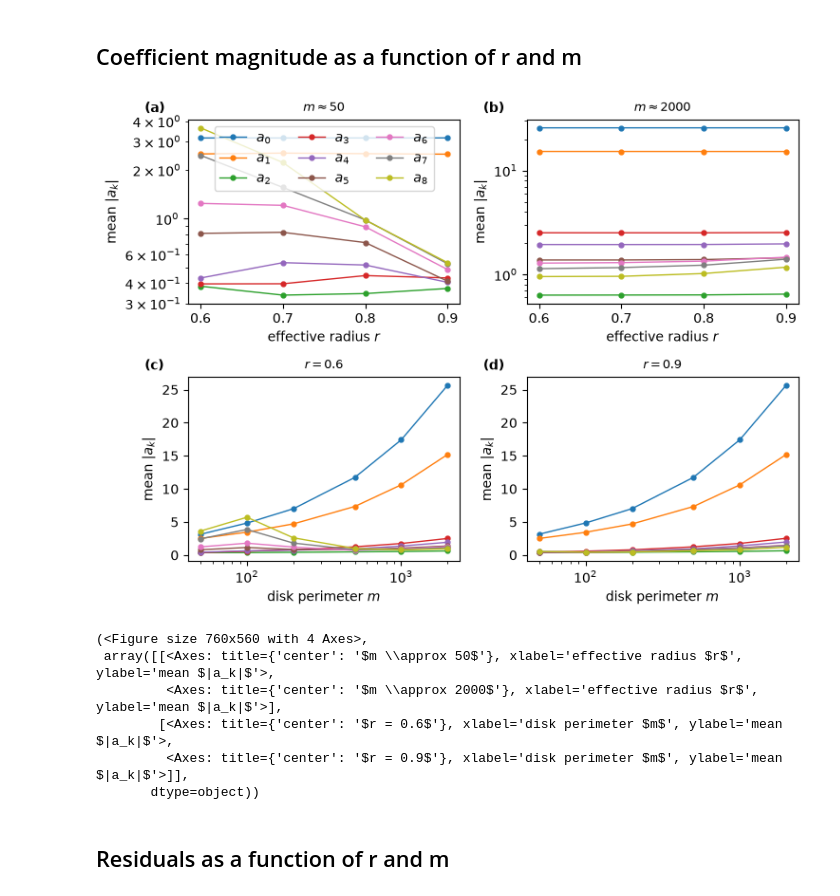
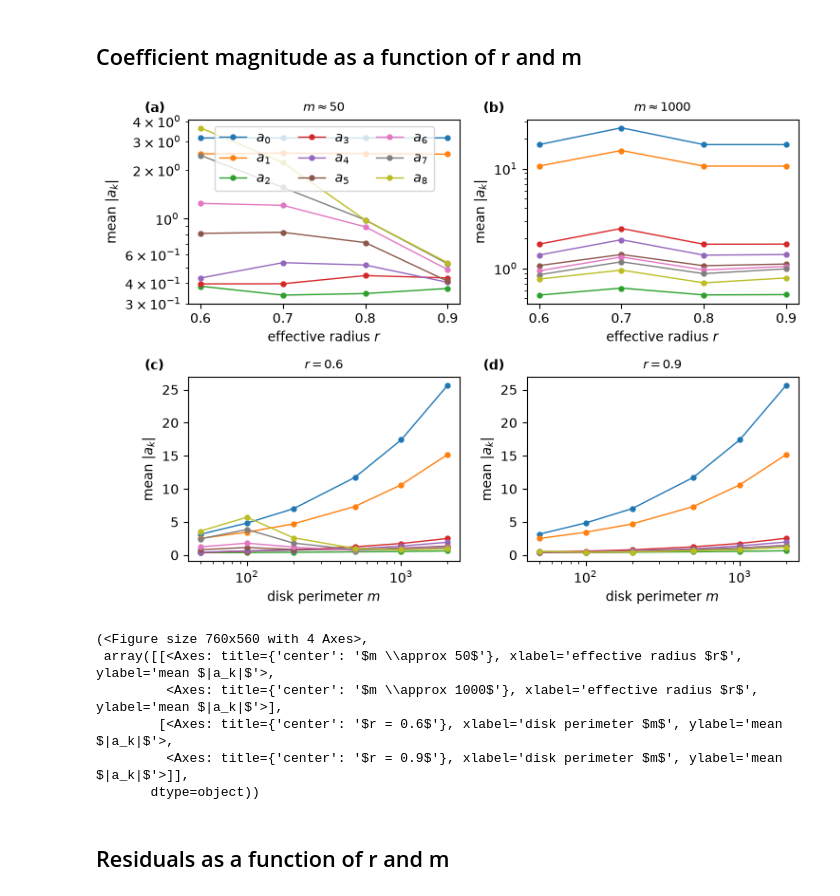
Before and after one commit to mvddungen/flat-disks, a Jupyter notebook: ch3_fourier_analysis/disk_mapping_fourier.ipynb, the cells around one changed output. Drawn from its saved outputs; the diff is of its cells as text; code cells hidden in the pictures.

```diff
--- a/ch3_fourier_analysis/disk_mapping_fourier.ipynb
+++ b/ch3_fourier_analysis/disk_mapping_fourier.ipynb
@@ -7,20 +7,11 @@ import h5py
 from pathlib import Path
 
 r_values = [0.6, 0.7, 0.8, 0.9]
-half_sizes = [25, 50, 100, 250, 450, 950]
-
-target_perimeters = {
-    25: 50,
-    50: 100,
-    100: 200,
-    250: 500,
-    450: 1000,
-    950: 2000
-}
+perimeters = [50, 100, 200, 500, 1000, 2000]
 # %% [markdown]
 ## Load data from h5 files
 # %%
-def coefficient_file(r, h):
+def coefficient_file(r, m):
     """
     Find the coefficient file corresponding to effective radius r and
     half-perimeter h.
@@ -33,14 +24,14 @@ def coefficient_file(r, h):
 
     radius_tag = f"{r:g}"
 
-    path = Path(f"data/coefficients_r{radius_tag}_h{h}.h5")
+    path = Path(f"data/coefficients_r{radius_tag}_m{m}.h5")
 
     if path.exists():
         return path
 
     return None
 
-def load_coefficient_data(r_values=r_values, half_sizes=half_sizes):
+def load_coefficient_data(r_values=r_values, perimeters=perimeters):
     """
     Load all available coefficient ensembles for the requested effective
     radii and disk sizes.
@@ -58,9 +49,9 @@ def load_coefficient_data(r_values=r_values, half_sizes=half_sizes):
     data = {}
 
     for r in r_values:
-        for h in half_sizes:
+        for m in perimeters:
 
-            path = coefficient_file(r, h)
+            path = coefficient_file(r, m)
 
             if path is None:
                 continue
@@ -70,12 +61,11 @@ def load_coefficient_data(r_values=r_values, half_sizes=half_sizes):
                 coefficients = f["coefficients"][:]
                 residuals = f["residuals"][:]
 
-                data[(r, h)] = {
+                data[(r, m)] = {
                     "coefficients": coefficients,
                     "residuals": residuals,
                     "r": float(f.attrs.get("fit_radius", r)),
-                    "h": h,
-                    "m": 2 * h,
+                    "m": m,
                     "degree": coefficients.shape[1] - 1
                 }
 
@@ -85,17 +75,14 @@ def load_coefficient_data(r_values=r_values, half_sizes=half_sizes):
         )
 
     missing = [
-        (r, h)
+        (r, m)
         for r in r_values
-        for h in half_sizes
-        if (r, h) not in data
+        for m in perimeters
+        if (r, m) not in data
     ]
 
     if missing:
-        print(
-            f"Note: {len(missing)} (r, h) combinations are missing: "
-            f"{missing}"
-        )
+        print(f"Note: {len(missing)} (r, m) combinations are missing: ", f"{missing}")
 
     return data
 
@@ -418,12 +401,12 @@ def plot_mode_power_vs_size(data, r_fixed, n_max=7, gff_constant=0.25):
 # %% [markdown]
 ## Coefficient magnitude as a function of r and m
 # %%
-plot_coefficient_magnitudes(data, h_small=25, h_large=950, r_small=0.6, r_large=0.9)
+plot_coefficient_magnitudes(data, m_small=50, m_large=1000, r_small=0.6, r_large=0.9)
 # %% [output]
-[figure, old version]
+[figure, new version]
 (<Figure size 760x560 with 4 Axes>,
  array([[<Axes: title={'center': '$m \\approx 50$'}, xlabel='effective radius $r$', ylabel='mean $|a_k|$'>,
-         <Axes: title={'center': '$m \\approx 2000$'}, xlabel='effective radius $r$', ylabel='mean $|a_k|$'>],
+         <Axes: title={'center': '$m \\approx 1000$'}, xlabel='effective radius $r$', ylabel='mean $|a_k|$'>],
         [<Axes: title={'center': '$r = 0.6$'}, xlabel='disk perimeter $m$', ylabel='mean $|a_k|$'>,
          <Axes: title={'center': '$r = 0.9$'}, xlabel='disk perimeter $m$', ylabel='mean $|a_k|$'>]],
        dtype=object))
```
Also changed, not shown: parts of 2 cells of this notebook, 24 other files.
